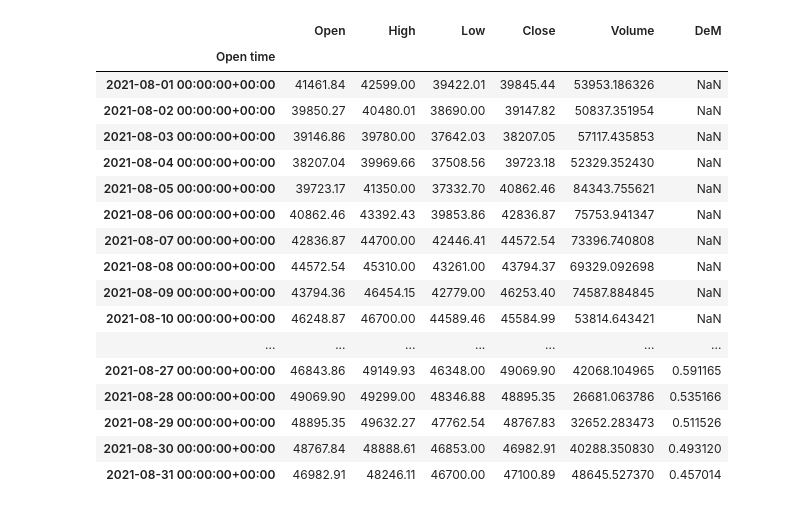
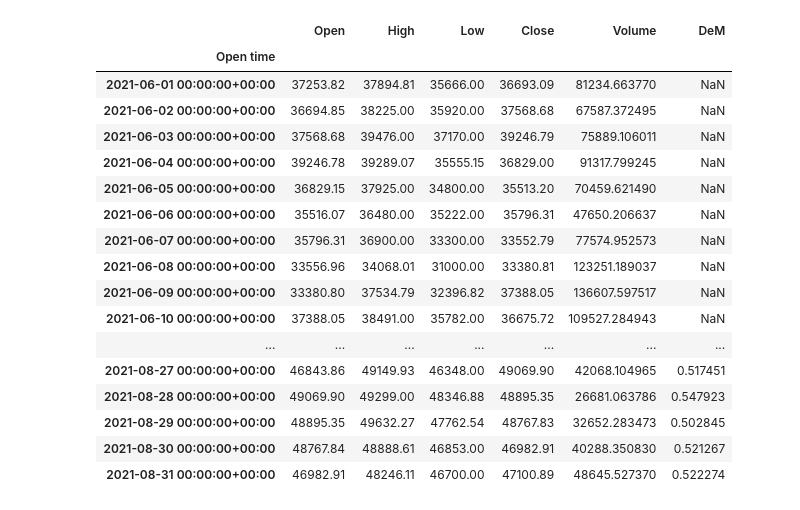
Before and after one commit to robinbraemer/quant, a Jupyter notebook: notebooks/play_demarker.ipynb, the cells around one changed output. Drawn from its saved outputs; the diff is of its cells as text; code cells hidden in the pictures.

```diff
--- a/notebooks/play_demarker.ipynb
+++ b/notebooks/play_demarker.ipynb
@@ -5,29 +5,29 @@ import vectorbt as vbt
 
 from indicators import DeMarkerOscillator
 # %%
-start_time = datetime.datetime(2021, 8, 1)
+start_time = datetime.datetime(2021, 6, 1)
 end_time = datetime.datetime(2021, 9, 1)
 df = vbt.CCXTData.download_symbol("BTCUSDT", start=start_time, end=end_time, timeframe="1d")
 # %%
-myind = DeMarkerOscillator.run(high=df['High'], low=df['Low'], period=15)
-df["DeM"] = myind.dem
+dem = DeMarkerOscillator.run(high=df['High'], low=df['Low'], period=13)
+df["DeM"] = dem.dem
 df
 # %% [output]
 |  | Open | High | Low | Close | Volume | DeM |
 | Open time |  |  |  |  |  |  |
-| 2021-08-01 00:00:00+00:00 | 41461.84 | 42599.00 | 39422.01 | 39845.44 | 53953.186326 | NaN |
-| 2021-08-02 00:00:00+00:00 | 39850.27 | 40480.01 | 38690.00 | 39147.82 | 50837.351954 | NaN |
-| 2021-08-03 00:00:00+00:00 | 39146.86 | 39780.00 | 37642.03 | 38207.05 | 57117.435853 | NaN |
-| 2021-08-04 00:00:00+00:00 | 38207.04 | 39969.66 | 37508.56 | 39723.18 | 52329.352430 | NaN |
-| 2021-08-05 00:00:00+00:00 | 39723.17 | 41350.00 | 37332.70 | 40862.46 | 84343.755621 | NaN |
-| 2021-08-06 00:00:00+00:00 | 40862.46 | 43392.43 | 39853.86 | 42836.87 | 75753.941347 | NaN |
-| 2021-08-07 00:00:00+00:00 | 42836.87 | 44700.00 | 42446.41 | 44572.54 | 73396.740808 | NaN |
-| 2021-08-08 00:00:00+00:00 | 44572.54 | 45310.00 | 43261.00 | 43794.37 | 69329.092698 | NaN |
-| 2021-08-09 00:00:00+00:00 | 43794.36 | 46454.15 | 42779.00 | 46253.40 | 74587.884845 | NaN |
-| 2021-08-10 00:00:00+00:00 | 46248.87 | 46700.00 | 44589.46 | 45584.99 | 53814.643421 | NaN |
+| 2021-06-01 00:00:00+00:00 | 37253.82 | 37894.81 | 35666.00 | 36693.09 | 81234.663770 | NaN |
+| 2021-06-02 00:00:00+00:00 | 36694.85 | 38225.00 | 35920.00 | 37568.68 | 67587.372495 | NaN |
+| 2021-06-03 00:00:00+00:00 | 37568.68 | 39476.00 | 37170.00 | 39246.79 | 75889.106011 | NaN |
+| 2021-06-04 00:00:00+00:00 | 39246.78 | 39289.07 | 35555.15 | 36829.00 | 91317.799245 | NaN |
+| 2021-06-05 00:00:00+00:00 | 36829.15 | 37925.00 | 34800.00 | 35513.20 | 70459.621490 | NaN |
+| 2021-06-06 00:00:00+00:00 | 35516.07 | 36480.00 | 35222.00 | 35796.31 | 47650.206637 | NaN |
+| 2021-06-07 00:00:00+00:00 | 35796.31 | 36900.00 | 33300.00 | 33552.79 | 77574.952573 | NaN |
+| 2021-06-08 00:00:00+00:00 | 33556.96 | 34068.01 | 31000.00 | 33380.81 | 123251.189037 | NaN |
+| 2021-06-09 00:00:00+00:00 | 33380.80 | 37534.79 | 32396.82 | 37388.05 | 136607.597517 | NaN |
+| 2021-06-10 00:00:00+00:00 | 37388.05 | 38491.00 | 35782.00 | 36675.72 | 109527.284943 | NaN |
 | ... | ... | ... | ... | ... | ... | ... |
-| 2021-08-27 00:00:00+00:00 | 46843.86 | 49149.93 | 46348.00 | 49069.90 | 42068.104965 | 0.591165 |
-| 2021-08-28 00:00:00+00:00 | 49069.90 | 49299.00 | 48346.88 | 48895.35 | 26681.063786 | 0.535166 |
-| 2021-08-29 00:00:00+00:00 | 48895.35 | 49632.27 | 47762.54 | 48767.83 | 32652.283473 | 0.511526 |
-| 2021-08-30 00:00:00+00:00 | 48767.84 | 48888.61 | 46853.00 | 46982.91 | 40288.350830 | 0.493120 |
-| 2021-08-31 00:00:00+00:00 | 46982.91 | 48246.11 | 46700.00 | 47100.89 | 48645.527370 | 0.457014 |
+| 2021-08-27 00:00:00+00:00 | 46843.86 | 49149.93 | 46348.00 | 49069.90 | 42068.104965 | 0.517451 |
+| 2021-08-28 00:00:00+00:00 | 49069.90 | 49299.00 | 48346.88 | 48895.35 | 26681.063786 | 0.547923 |
+| 2021-08-29 00:00:00+00:00 | 48895.35 | 49632.27 | 47762.54 | 48767.83 | 32652.283473 | 0.502845 |
+| 2021-08-30 00:00:00+00:00 | 48767.84 | 48888.61 | 46853.00 | 46982.91 | 40288.350830 | 0.521267 |
+| 2021-08-31 00:00:00+00:00 | 46982.91 | 48246.11 | 46700.00 | 47100.89 | 48645.527370 | 0.522274 |
```
Also changed, not shown: parts of 3 cells of this notebook, 1 other file.
